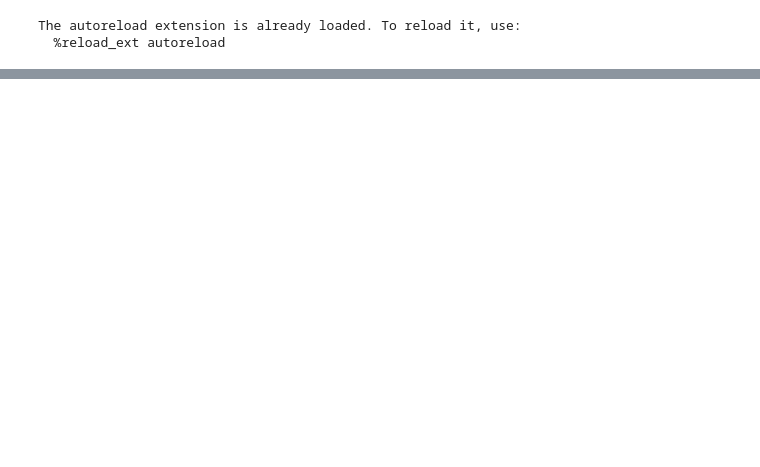
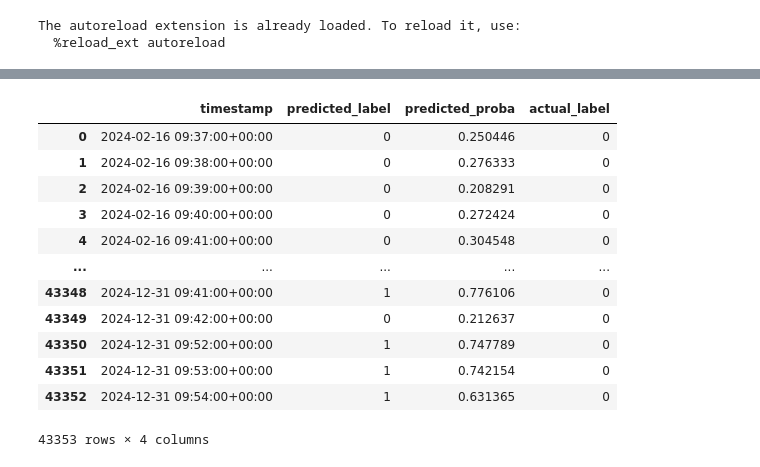
Before and after one commit to varun04reddy/SeriesViz, a Jupyter notebook: exploratory/explore-data/playground.ipynb, the cells around one changed output, grey strips where cells are left out. Cells and saved outputs as stored; diff of their text form; code cells hidden in the pictures; blank space fills up the shorter version.

```diff
--- a/exploratory/explore-data/playground.ipynb
+++ b/exploratory/explore-data/playground.ipynb
@@ -180,0 +195,34 @@ AttributeError: 'TrainTestXGBoost' object has no attribute 'update_params'
+# %%
+y_proba = model.model.predict_proba(model.X_test_)[:, 1]
+
+# hard 0 / 1 prediction (threshold = 0.5 by default)
+y_pred  = model.model.predict(model.X_test_)
+
+# the actual labels you held out — created in model.fit()
+y_true  = model.y_test_
+
+model.X_test_.index = pd.to_datetime(model.X_test_.index)
+
+# 2  Build an aligned DataFrame
+results_df = pd.DataFrame({
+    "timestamp": model.X_test_.index,   # ← guaranteed same length
+    "predicted_label": y_pred,
+    "predicted_proba": y_proba,
+    "actual_label": y_true.values,
+}).sort_values("timestamp")
+
+results_df
+# %% [output]
+|  | timestamp | predicted_label | predicted_proba | actual_label |
+| 0 | 2024-02-16 09:37:00+00:00 | 0 | 0.250446 | 0 |
+| 1 | 2024-02-16 09:38:00+00:00 | 0 | 0.276333 | 0 |
+| 2 | 2024-02-16 09:39:00+00:00 | 0 | 0.208291 | 0 |
+| 3 | 2024-02-16 09:40:00+00:00 | 0 | 0.272424 | 0 |
+| 4 | 2024-02-16 09:41:00+00:00 | 0 | 0.304548 | 0 |
+| ... | ... | ... | ... | ... |
+| 43348 | 2024-12-31 09:41:00+00:00 | 1 | 0.776106 | 0 |
+| 43349 | 2024-12-31 09:42:00+00:00 | 0 | 0.212637 | 0 |
+| 43350 | 2024-12-31 09:52:00+00:00 | 1 | 0.747789 | 0 |
+| 43351 | 2024-12-31 09:53:00+00:00 | 1 | 0.742154 | 0 |
+| 43352 | 2024-12-31 09:54:00+00:00 | 1 | 0.631365 | 0 |
+43353 rows × 4 columns
```
Also changed, not shown: parts of 14 cells of this notebook, 37 other files.
